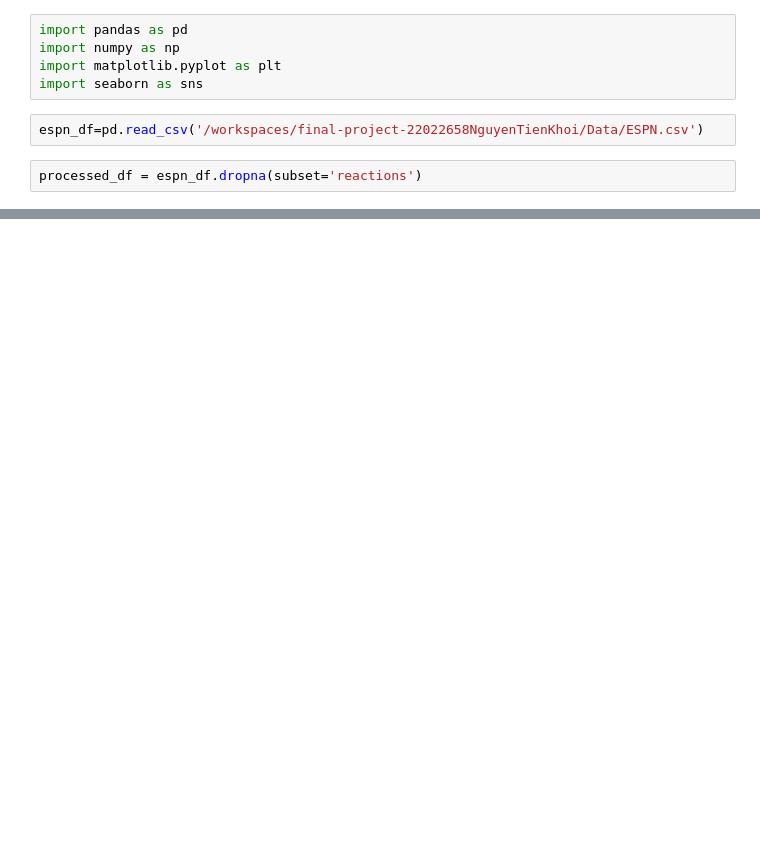
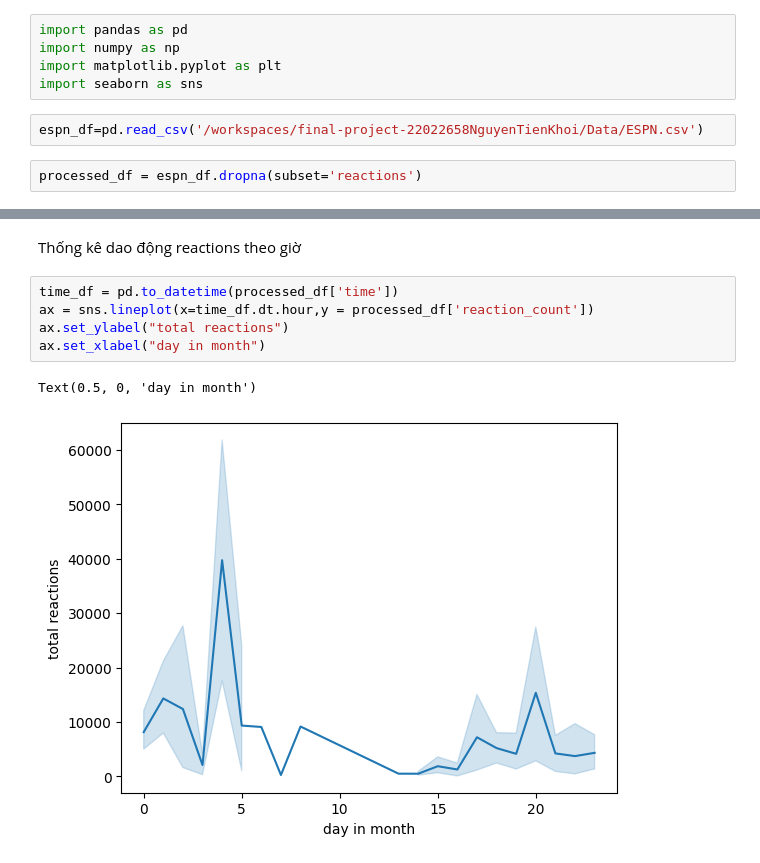
Before and after one commit to 22022658NguyenTienKhoi/dataanalyze, a Jupyter notebook: anothercode.ipynb, the cells around one changed output, grey strips where cells are left out. Cells and saved outputs as stored; diff of their text form; blank space fills up the shorter version.

```diff
--- a/anothercode.ipynb
+++ b/anothercode.ipynb
@@ -47,0 +63,10 @@ Breaking: Cincinnati Bengals head coach Zac Taylor announced that Joe Burrow wil
+# %% [markdown]
+Thống kê dao động reactions theo giờ
+# %%
+time_df = pd.to_datetime(processed_df['time'])
+ax = sns.lineplot(x=time_df.dt.hour,y = processed_df['reaction_count'])
+ax.set_ylabel("total reactions")
+ax.set_xlabel("day in month")
+# %% [output]
+Text(0.5, 0, 'day in month')
+[figure, added]
```
Also changed, not shown: parts of 19 cells of this notebook, 3 other files.
